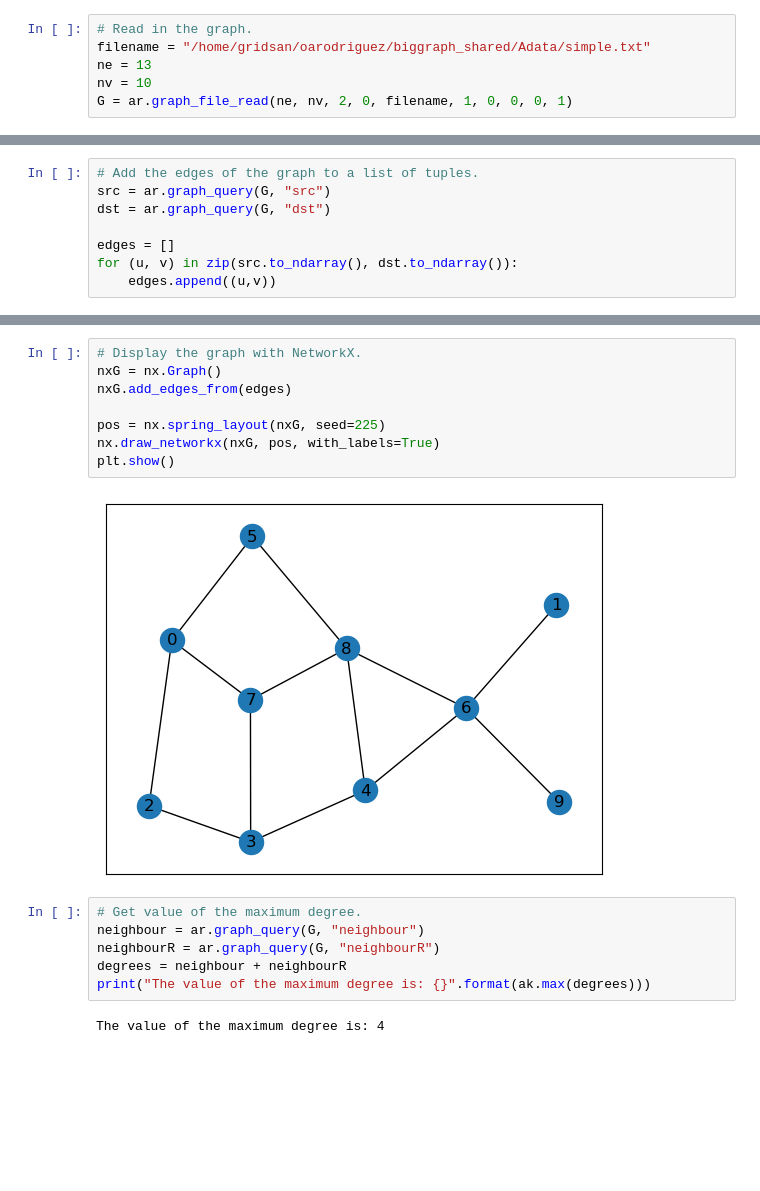
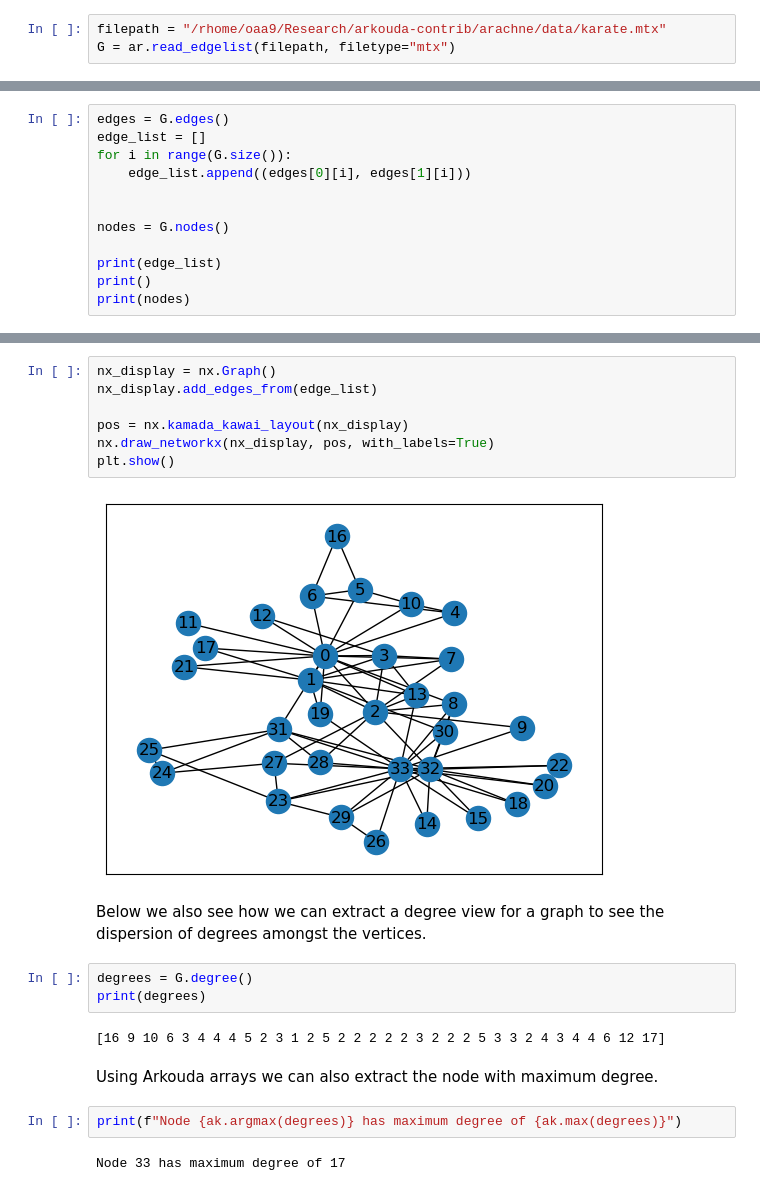
Before and after one commit to njit-hpc-initiative/tutorial-arkouda-njit, a Jupyter notebook: projects/graph_intro/graph_analytics_in_arachne_and_arkouda.ipynb, the cells around one changed output, grey strips where cells are left out. Drawn from its saved outputs; the diff is of its cells as text; blank space fills up the shorter version.

```diff
--- a/projects/graph_intro/graph_analytics_in_arachne_and_arkouda.ipynb
+++ b/projects/graph_intro/graph_analytics_in_arachne_and_arkouda.ipynb
@@ -30,6 +92,3 @@ connected to arkouda server tcp://*:5555
 # %%
-# Read in the graph.
-filename = "/home/gridsan/oarodriguez/biggraph_shared/Adata/simple.txt"
-ne = 13
-nv = 10
-G = ar.graph_file_read(ne, nv, 2, 0, filename, 1, 0, 0, 0, 1)
+filepath = "/rhome/oaa9/Research/arkouda-contrib/arachne/data/karate.mtx"
+G = ar.read_edgelist(filepath, filetype="mtx")
@@ -38,8 +97,12 @@ G = ar.graph_file_read(ne, nv, 2, 0, filename, 1, 0, 0, 0, 1)
 # %%
-# Add the edges of the graph to a list of tuples.
-src = ar.graph_query(G, "src")
-dst = ar.graph_query(G, "dst")
+edges = G.edges()
+edge_list = []
+for i in range(G.size()):
+    edge_list.append((edges[0][i], edges[1][i]))
 
-edges = []
-for (u, v) in zip(src.to_ndarray(), dst.to_ndarray()):
-    edges.append((u,v))
+
+nodes = G.nodes()
+
+print(edge_list)
+print()
+print(nodes)
@@ -46,20 +125,24 @@ for (u, v) in zip(src.to_ndarray(), dst.to_ndarray()):
 # %%
-# Display the graph with NetworkX.
-nxG = nx.Graph()
-nxG.add_edges_from(edges)
+nx_display = nx.Graph()
+nx_display.add_edges_from(edge_list)
 
-pos = nx.spring_layout(nxG, seed=225)
-nx.draw_networkx(nxG, pos, with_labels=True)
+pos = nx.kamada_kawai_layout(nx_display)
+nx.draw_networkx(nx_display, pos, with_labels=True)
 plt.show()
 # %% [output]
-[figure, old version]
+[figure, new version]
+# %% [markdown]
+Below we also see how we can extract a degree view for a graph to see the dispersion of degrees amongst the vertices.
 # %%
-# Get value of the maximum degree.
-neighbour = ar.graph_query(G, "neighbour")
-neighbourR = ar.graph_query(G, "neighbourR")
-degrees = neighbour + neighbourR
-print("The value of the maximum degree is: {}".format(ak.max(degrees)))
+degrees = G.degree()
+print(degrees)
 # %% [output]
-The value of the maximum degree is: 4
+[16 9 10 6 3 4 4 4 5 2 3 1 2 5 2 2 2 2 2 3 2 2 2 5 3 3 2 4 3 4 4 6 12 17]
+# %% [markdown]
+Using Arkouda arrays we can also extract the node with maximum degree.
+# %%
+print(f"Node {ak.argmax(degrees)} has maximum degree of {ak.max(degrees)}")
+# %% [output]
+Node 33 has maximum degree of 17
 # %% [markdown]
 ## Breadth-First Search
```
Also changed, not shown: parts of 50 cells of this notebook.
